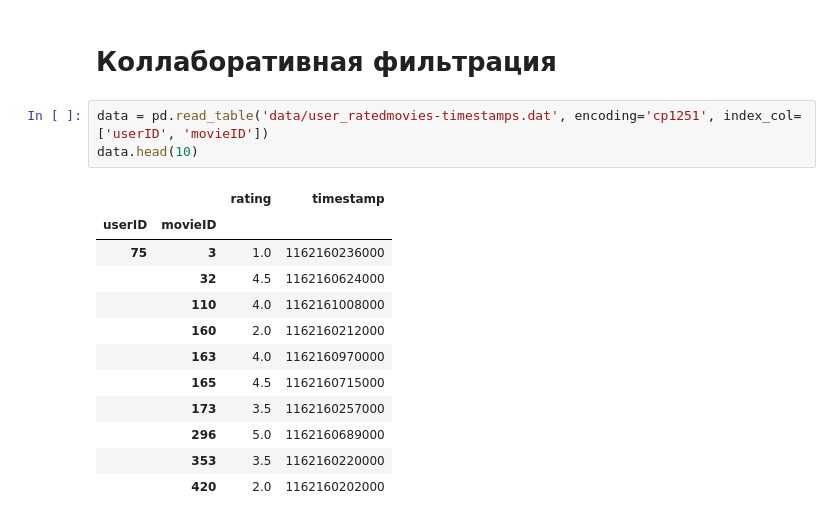
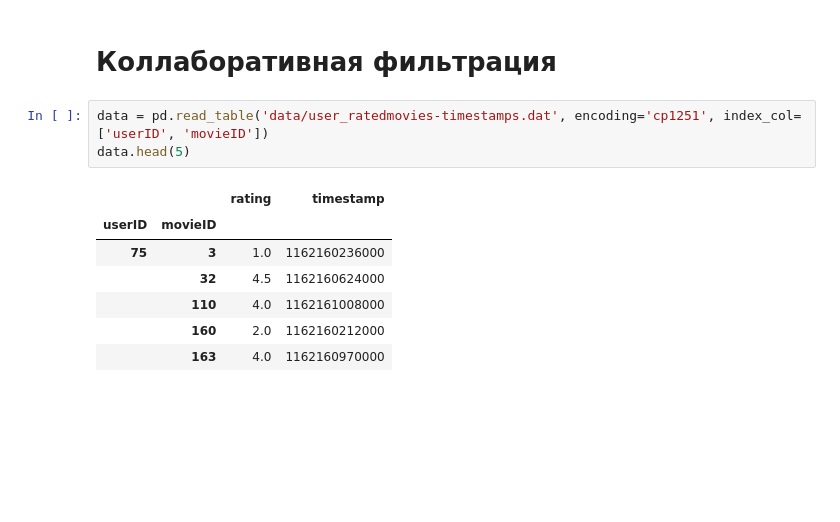
Before and after one commit to YRustt/Contests, a Jupyter notebook: Recomendation system/test2.ipynb, the cells around one changed output. Saved outputs shown, nothing was run; the diff lists cells and outputs as text; blank space fills up the shorter version.

```diff
--- a/Recomendation system/test2.ipynb
+++ b/Recomendation system/test2.ipynb
@@ -78,17 +117,12 @@ MAP & = & \frac{\sum_{u \in U} AP^u}{|U|},
 # Коллаборативная фильтрация
 # %%
 data = pd.read_table('data/user_ratedmovies-timestamps.dat', encoding='cp1251', index_col=['userID', 'movieID'])
-data.head(10)
+data.head(5)
 # %% [output]
 |  |  | rating | timestamp |
 | userID | movieID |  |  |
 | 75 | 3 | 1.0 | 1162160236000 |
 |  | 32 | 4.5 | 1162160624000 |
 |  | 110 | 4.0 | 1162161008000 |
 |  | 160 | 2.0 | 1162160212000 |
 |  | 163 | 4.0 | 1162160970000 |
-|  | 165 | 4.5 | 1162160715000 |
-|  | 173 | 3.5 | 1162160257000 |
-|  | 296 | 5.0 | 1162160689000 |
-|  | 353 | 3.5 | 1162160220000 |
-|  | 420 | 2.0 | 1162160202000 |
```
Also changed, not shown: parts of 15 cells of this notebook, 1 other file.
